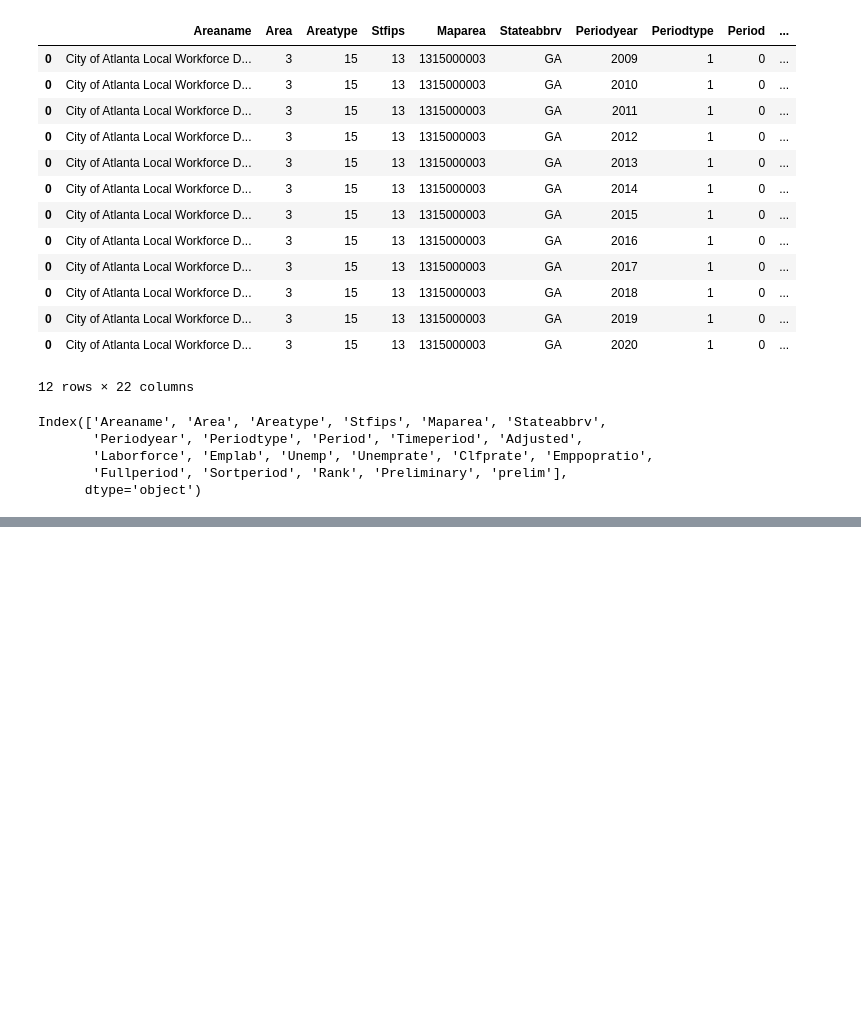
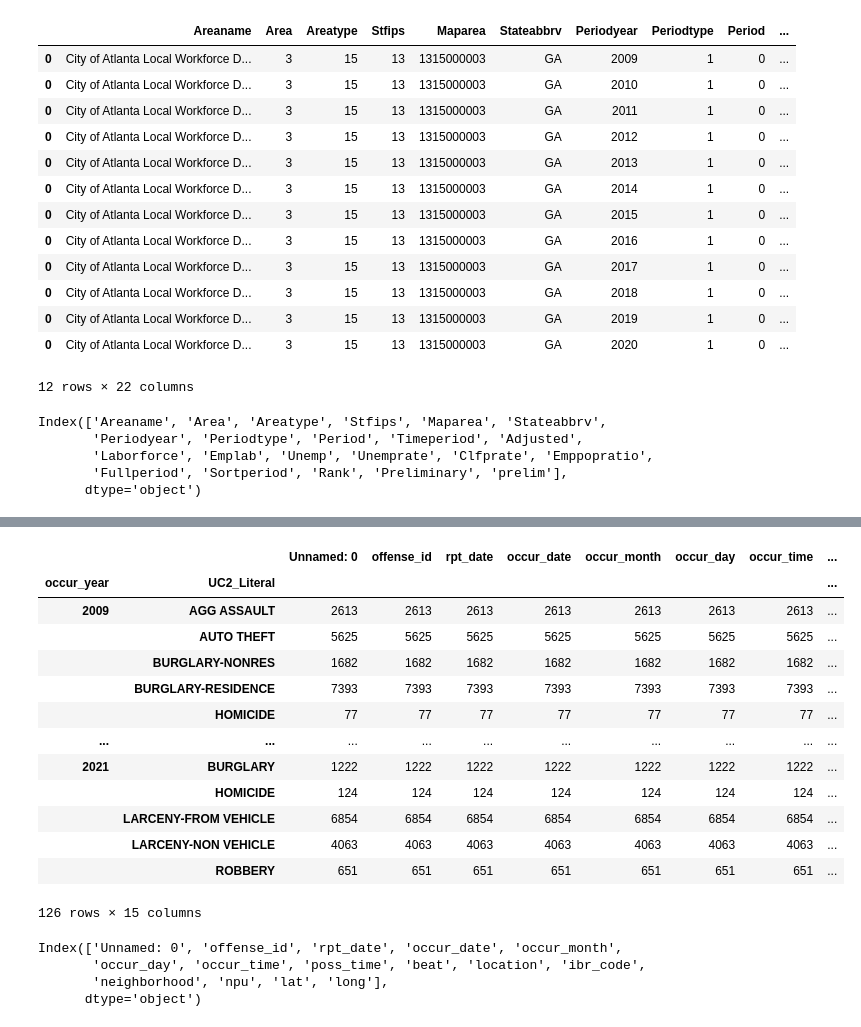
Before and after one commit to iiiramal/project-1-team-4, a Jupyter notebook: Cornelia-Project 1.ipynb, the cells around one changed output, grey strips where cells are left out. Saved outputs shown, nothing was run; the diff lists cells and outputs as text; code cells hidden in the pictures; blank space fills up the shorter version.

```diff
--- a/Cornelia-Project 1.ipynb
+++ b/Cornelia-Project 1.ipynb
@@ -1,5 +1,8 @@
 # %%
+#Dependencies
 import os
 import csv
 import pandas as pd
 import numpy as np
+import matplotlib.pyplot as plt
+pd.set_option('display.float_format', lambda x: '%.3f' % x)
@@ -141,0 +204,7 @@ newMonthlyDF
+# %%
+#Merging unemployment dataframe and crime data dataframe
+# importing crime data csv
+csvpath2= os.path.join("Crime Data.csv")
+csvpath2
+
+CrimeDF= pd.read_csv(csvpath2, low_memory=False)
@@ -141,0 +227,28 @@ newMonthlyDF
+# %%
+#Create dataframe showing the average of crime per year
+newCrimeDF= CrimeDF.groupby(['occur_year','UC2_Literal']).count()
+newCrimeDF=newCrimeDF.drop(labels=[2000,2001,2003,2004,2005,2006,2007,2008])
+newCrimeDF
+# %% [output]
+|  |  | Unnamed: 0 | offense_id | rpt_date | occur_date | occur_month | occur_day | occur_time | ... |
+| occur_year | UC2_Literal |  |  |  |  |  |  |  | ... |
+| 2009 | AGG ASSAULT | 2613 | 2613 | 2613 | 2613 | 2613 | 2613 | 2613 | ... |
+|  | AUTO THEFT | 5625 | 5625 | 5625 | 5625 | 5625 | 5625 | 5625 | ... |
+|  | BURGLARY-NONRES | 1682 | 1682 | 1682 | 1682 | 1682 | 1682 | 1682 | ... |
+|  | BURGLARY-RESIDENCE | 7393 | 7393 | 7393 | 7393 | 7393 | 7393 | 7393 | ... |
+|  | HOMICIDE | 77 | 77 | 77 | 77 | 77 | 77 | 77 | ... |
+| ... | ... | ... | ... | ... | ... | ... | ... | ... | ... |
+| 2021 | BURGLARY | 1222 | 1222 | 1222 | 1222 | 1222 | 1222 | 1222 | ... |
+|  | HOMICIDE | 124 | 124 | 124 | 124 | 124 | 124 | 124 | ... |
+|  | LARCENY-FROM VEHICLE | 6854 | 6854 | 6854 | 6854 | 6854 | 6854 | 6854 | ... |
+|  | LARCENY-NON VEHICLE | 4063 | 4063 | 4063 | 4063 | 4063 | 4063 | 4063 | ... |
+|  | ROBBERY | 651 | 651 | 651 | 651 | 651 | 651 | 651 | ... |
+126 rows × 15 columns
+# %%
+#show which columns are listed in dataframe
+newCrimeDF.columns
+# %% [output]
+Index(['Unnamed: 0', 'offense_id', 'rpt_date', 'occur_date', 'occur_month',
+       'occur_day', 'occur_time', 'poss_time', 'beat', 'location', 'ibr_code',
+       'neighborhood', 'npu', 'lat', 'long'],
+      dtype='object')
```
Also changed, not shown: parts of 25 cells of this notebook, 4 other files.
